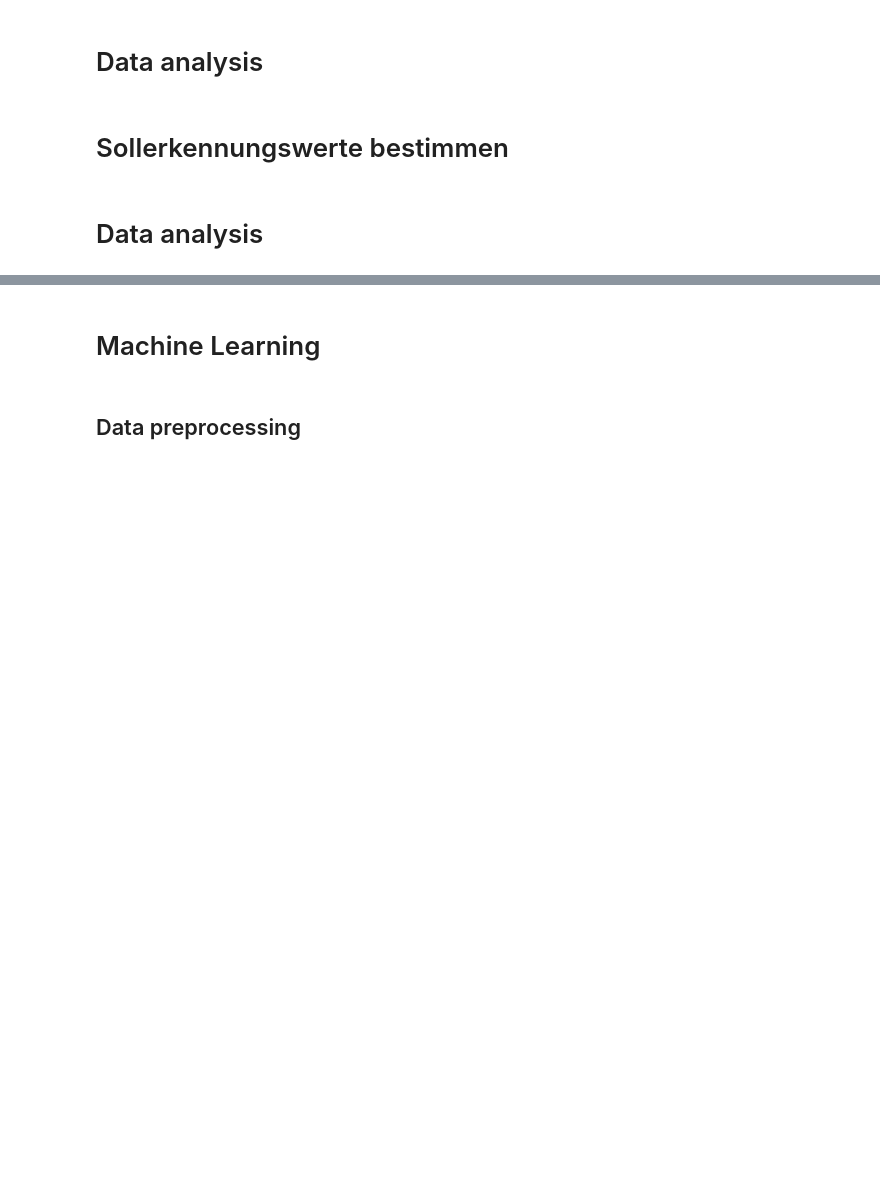
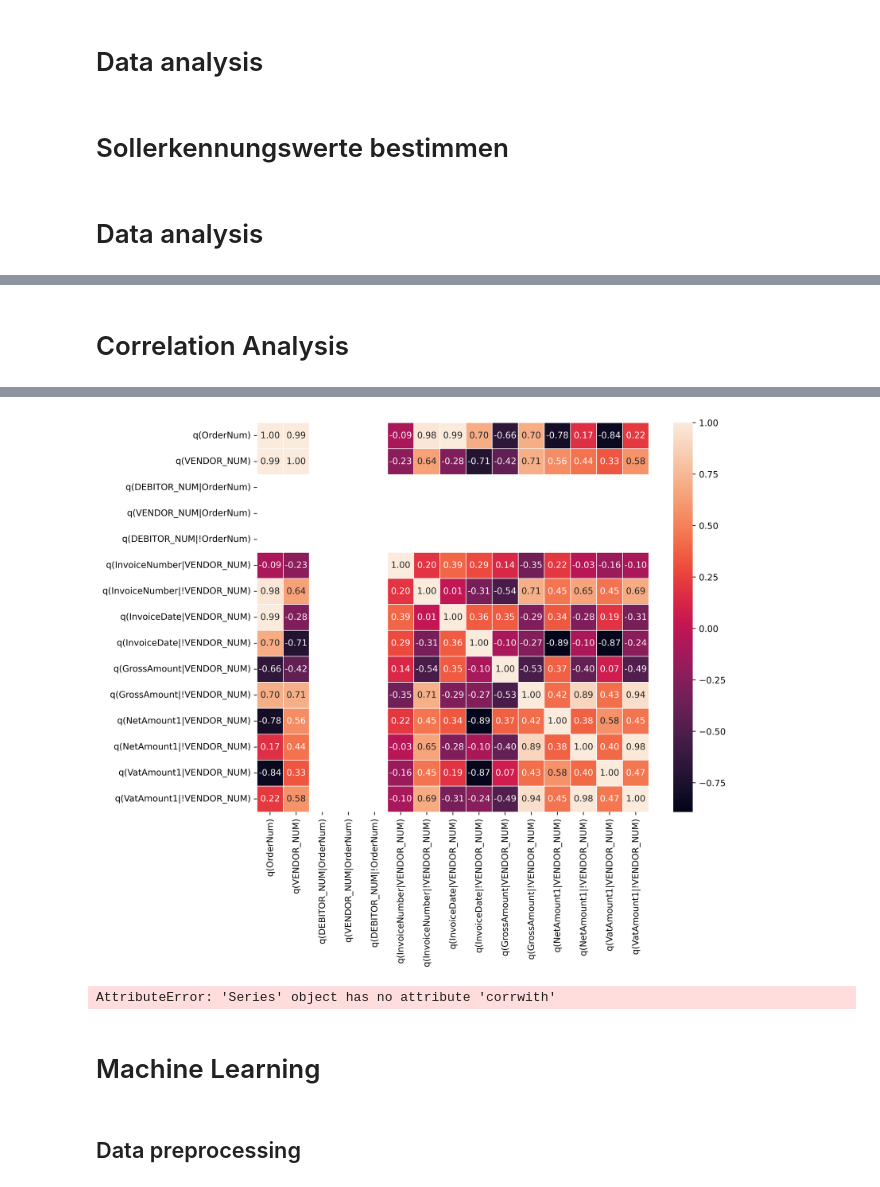
Before and after one commit to FusionShareeza/Masterarbeit, a Jupyter notebook: sqlconnector.ipynb, the cells around one changed output, grey strips where cells are left out. Saved outputs shown, nothing was run; the diff lists cells and outputs as text; code cells hidden in the pictures; blank space fills up the shorter version.

```diff
--- a/sqlconnector.ipynb
+++ b/sqlconnector.ipynb
@@ -642,0 +637,3 @@ dtype: object
+# %%
+get_data_values(df_new, 'InvoiceNumber', True, 'VENDOR_NUM', False)
+df_results_debitor,df_results_frequency ,dc_sorted_df_debitor = get_data_values_complete_results(tenant, 'DEBITOR_NUM', df_new)
@@ -654,0 +719,32 @@ q(VatAmount1|!VENDOR_NUM)         [2900, 1200, 1300, 3300]
+# %% [markdown]
+# Correlation Analysis
+# %%
+def handle_non_numerical_data_correlation(df):
+    columns = df.columns.values
+    for column in columns:
+        text_digit_vals = {}
+        def convert_to_int(val):
+            return text_digit_vals[val]
+
+        if df[column].dtype != np.int64 and df[column].dtype != np.float64:
+            column_contents = df[column].values.tolist()
+            unique_elements = set(column_contents)
+            x = 0
+            for unique in unique_elements:
+                if unique not in text_digit_vals:
+                    text_digit_vals[unique] = x
+                    x+=1
+
+            df[column] = list(map(convert_to_int, df[column]))
+
+    return df
+
+
+bc = handle_non_numerical_data_correlation(df1)
+
+corr = df_results_debitor.corr(method = 'pearson')
+corr
+plt.figure(figsize=(10,8), dpi =500)
+sns.heatmap(corr,annot=True,fmt=".2f", linewidth=.5)
+plt.show()
+# %% [output]
@@ -655,3 +752,12 @@ q(VatAmount1|!VENDOR_NUM)         [2900, 1200, 1300, 3300]
+[figure, added]
+# %%
+target_attributes = ["Attribute_Name", "Attribute_After"]
+target_df = bc[bc["Attribute_Name"].isin(target_attributes)]
+
+# Berechnen Sie die Korrelationen der Zielzeilen mit den anderen Zeilen in "Attribute After"
+corr_with_target = target_df["Attribute_After"].corrwith(bc["Attribute_After"])
+# %% [output]
+AttributeError: 'Series' object has no attribute 'corrwith'
 # %% [markdown]
 # Machine Learning
 # %% [markdown]
```
Also changed, not shown: parts of 11 cells of this notebook.
